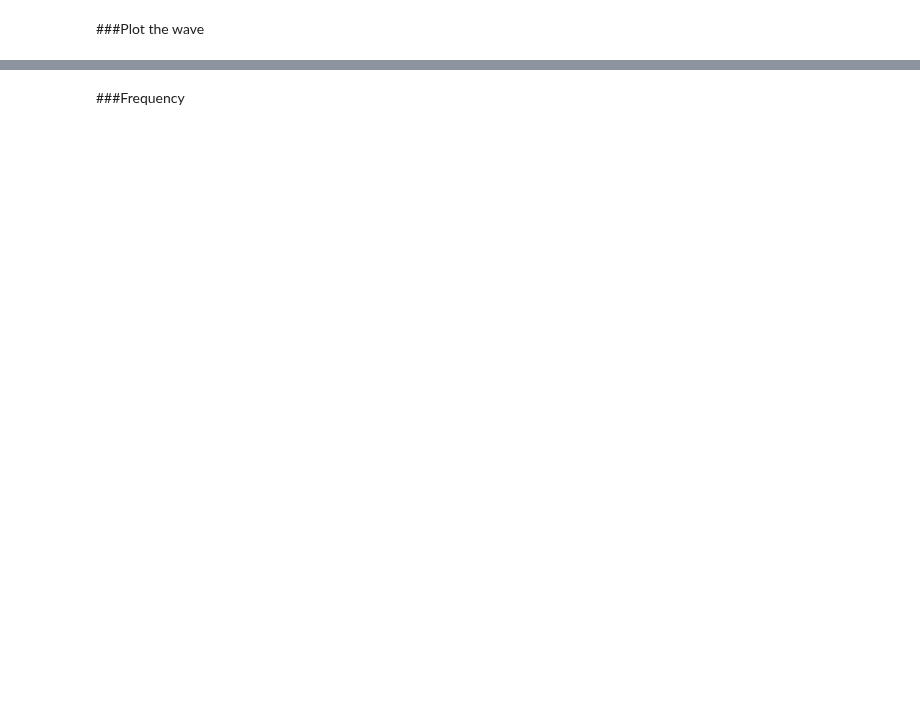
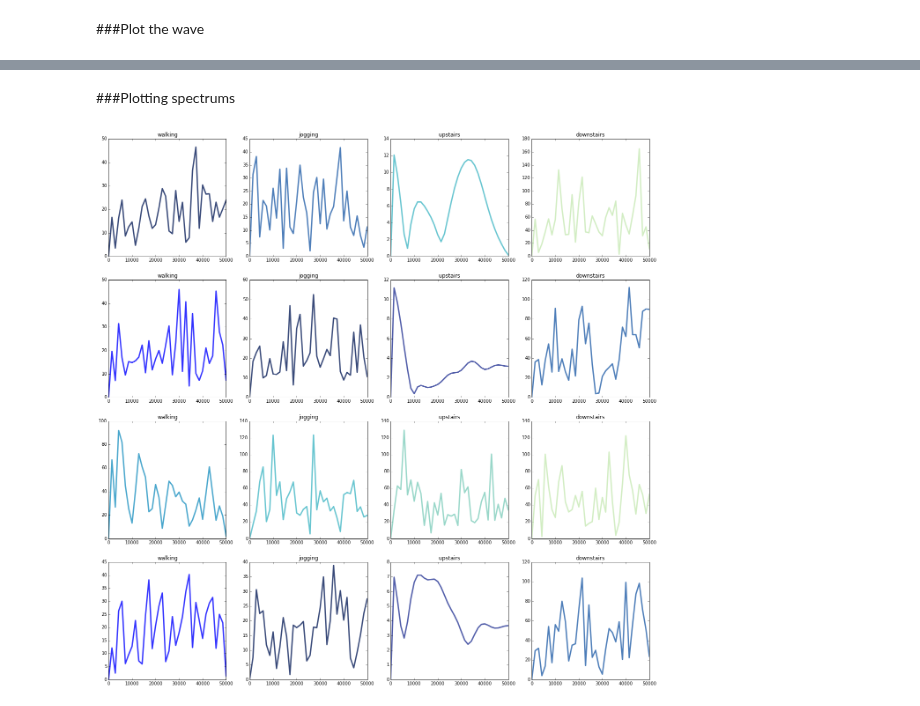
Before and after one commit to jenwei/accelerometer-interpreter, a Jupyter notebook: our_data.ipynb, the cells around one changed output, grey strips where cells are left out. Saved outputs shown, nothing was run; the diff lists cells and outputs as text; code cells hidden in the pictures; blank space fills up the shorter version.

```diff
--- a/our_data.ipynb
+++ b/our_data.ipynb
@@ -63,2 +82,34 @@ for plotnum, (activity, data) in enumerate(meg_data_dict.iteritems()):
-# %% [markdown]
-###Frequency
+# %% [markdown]
+###Plotting spectrums
+# %%
+# Get ready to plot 2 subplots as a 4x2 grid
+thinkplot.preplot(4, 4, 4)
+
+for plotnum, (activity, data) in enumerate(data_dict.iteritems()):
+    time = data.time.values
+    vals = data.x.values
+    evenly_sampled_ts = evenly_sample_ts(time)
+    interp_vals = np.interp(evenly_sampled_ts, time, vals)
+    zwave = thinkdsp.Wave(interp_vals, framerate=100000)
+
+    start0 = 0
+    window_size = 0.0007
+    seg_nums = 4
+
+    matrix = []
+
+    for i in range(seg_nums):
+        zseg = zwave.segment(start=start0+i*window_size, duration=window_size)
+        zseg.unbias()
+        zspec = zseg.make_spectrum()
+
+        thinkplot.subplot(4*plotnum+1+i)
+
+        zspec.plot()
+
+        thinkplot.Config(title=acts[i])
+
+#         # framerate times indice equals time period
+#         #100000*19 = 190000
+# %% [output]
+[figure, added]
```
Also changed, not shown: parts of 5 cells of this notebook, 1 other file.
